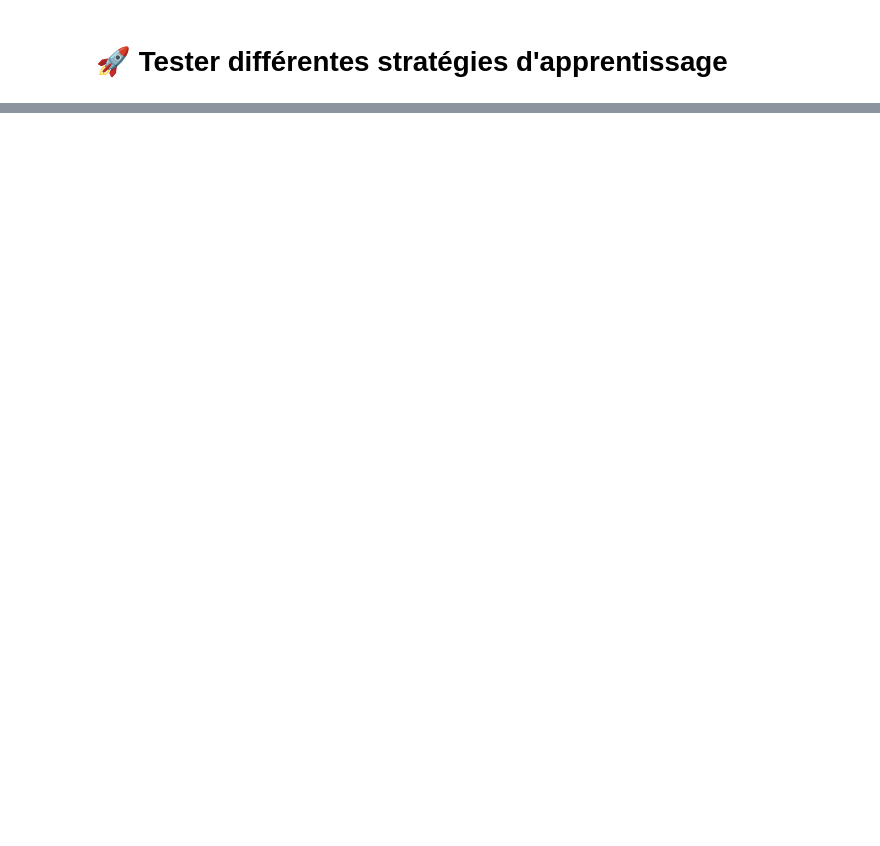
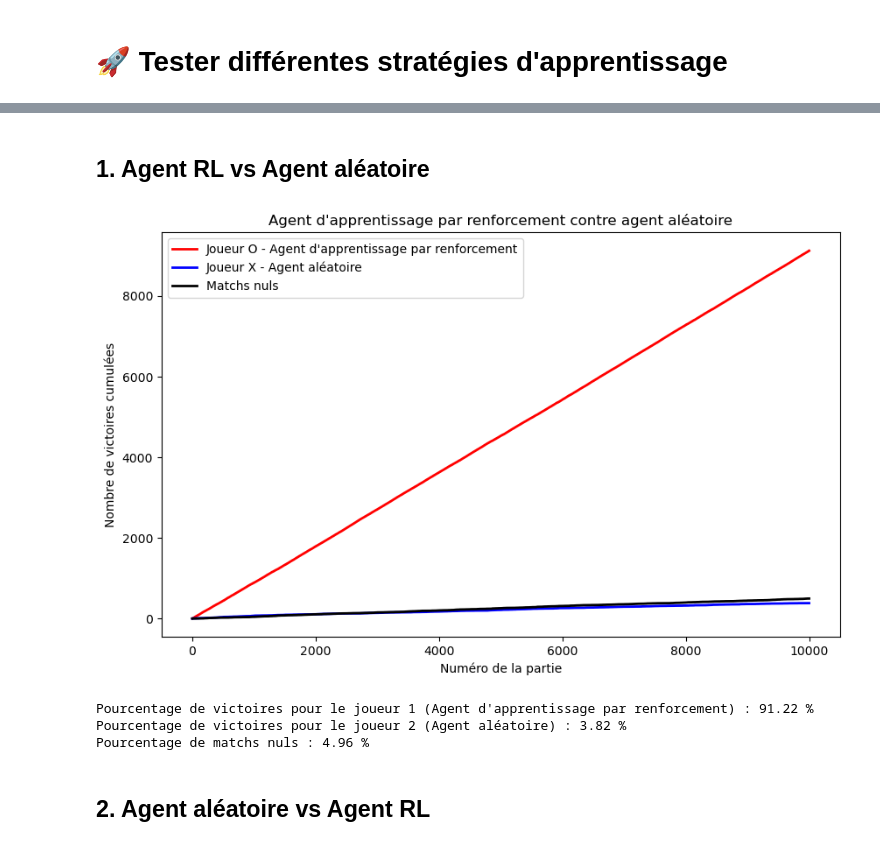
Before and after one commit to lfreih/mmi-tca-troyes, a Jupyter notebook: ressources/s5/lucie-fr/projets/tic-tac-toe/notebook.ipynb, the cells around one changed output, grey strips where cells are left out. Drawn from its saved outputs; the diff is of its cells as text; code cells hidden in the pictures; blank space fills up the shorter version.

```diff
--- a/ressources/s5/lucie-fr/projets/tic-tac-toe/notebook.ipynb
+++ b/ressources/s5/lucie-fr/projets/tic-tac-toe/notebook.ipynb
@@ -550,2 +557,13 @@ Pourcentage de matchs nuls : 12.16 %
 # %% [markdown]
 # 🚀 Tester différentes stratégies d'apprentissage
+# %%
+# Entraînement autonome des joueurs sur un grand nombre de parties
+# Ici, nous lançons une session d'entraînement entre un agent aléatoire et un agent d'apprentissage par renforcement
+
+victoires_joueur_1, victoires_joueur_2, matchs_nuls, joueur_1, joueur_2 = \
+    entrainement_autonome(
+        nb_parties=10**4,
+        strategie_j1='rl',
+        strategie_j2='random',
+        afficher_partie=True
+    )
@@ -551,0 +591,62 @@ Pourcentage de matchs nuls : 12.16 %
+# %% [markdown]
+## 1. Agent RL vs Agent aléatoire
+# %%
+# Tracer les résultats de l'entraînement
+
+# Calcul des sommes cumulatives pour chaque joueur et les matchs nuls
+# La fonction `cum_sum` permet de calculer la progression cumulative des victoires au fil des parties.
+
+# Pour le joueur 1 (joueur O - Agent d'apprentissage par renforcement)
+parties_joueur_1, victoires_cumulees_joueur_1 = calculer_somme_cumulative(victoires_joueur_1)
+
+# Pour le joueur 2 (joueur X - Agent aléatoire)
+parties_joueur_2, victoires_cumulees_joueur_2 = calculer_somme_cumulative(victoires_joueur_2)
+
+# Pour les matchs nuls
+parties_nuls, matchs_nuls_cumules = calculer_somme_cumulative(matchs_nuls)
+
+# Création d'une figure pour visualiser les résultats
+plt.figure(figsize=(10, 6))  # Définition de la taille de la figure
+
+# Tracé des courbes de victoires cumulées pour chaque joueur et les matchs nuls
+plt.plot(
+    parties_joueur_1, victoires_cumulees_joueur_1,
+    color='r', linewidth=2, label='Joueur O - Agent d\'apprentissage par renforcement'
+)  # Courbe rouge pour le joueur O (RL agent)
+plt.plot(
+    parties_joueur_2, victoires_cumulees_joueur_2,
+    color='b', linewidth=2, label='Joueur X - Agent aléatoire'
+)  # Courbe bleue pour le joueur X (Random agent)
+plt.plot(
+    parties_nuls, matchs_nuls_cumules,
+    color='k', linewidth=2, label='Matchs nuls'
+)  # Courbe noire pour les matchs nuls
+
+# Ajout du titre et des légendes
+plt.title('Agent d\'apprentissage par renforcement contre agent aléatoire')  # Titre du graphique
+plt.xlabel('Numéro de la partie')  # Label de l'axe des abscisses
+plt.ylabel('Nombre de victoires cumulées')  # Label de l'axe des ordonnées
+plt.legend()  # Affichage de la légende
+
+# Affichage du graphique
+plt.show()
+
+# Calcul et affichage des pourcentages de victoires et de matchs nuls
+# Pourcentage de victoires pour le joueur 1 (Agent d'apprentissage par renforcement)
+pourcentage_victoires_joueur_1 = np.round(sum(victoires_joueur_1) / len(victoires_joueur_1) * 100, 4)
+print(f'Pourcentage de victoires pour le joueur 1 (Agent d\'apprentissage par renforcement) : {pourcentage_victoires_joueur_1} %')
+
+# Pourcentage de victoires pour le joueur 2 (Agent aléatoire)
+pourcentage_victoires_joueur_2 = np.round(sum(victoires_joueur_2) / len(victoires_joueur_2) * 100, 4)
+print(f'Pourcentage de victoires pour le joueur 2 (Agent aléatoire) : {pourcentage_victoires_joueur_2} %')
+
+# Pourcentage de matchs nuls
+pourcentage_matchs_nuls = np.round(sum(matchs_nuls) / len(matchs_nuls) * 100, 4)
+print(f'Pourcentage de matchs nuls : {pourcentage_matchs_nuls} %')
+# %% [output]
+[figure, added]
+Pourcentage de victoires pour le joueur 1 (Agent d'apprentissage par renforcement) : 91.22 %
+Pourcentage de victoires pour le joueur 2 (Agent aléatoire) : 3.82 %
+Pourcentage de matchs nuls : 4.96 %
+# %% [markdown]
+## 2. Agent aléatoire vs Agent RL
```
Also changed, not shown: parts of 14 cells of this notebook, 1 other file.
